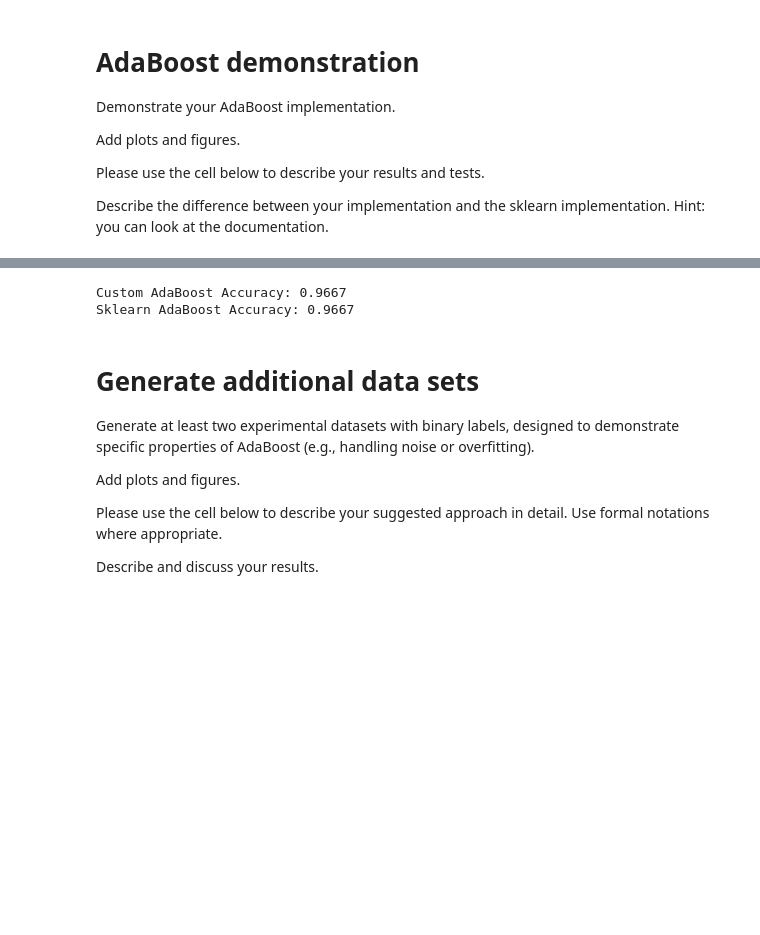
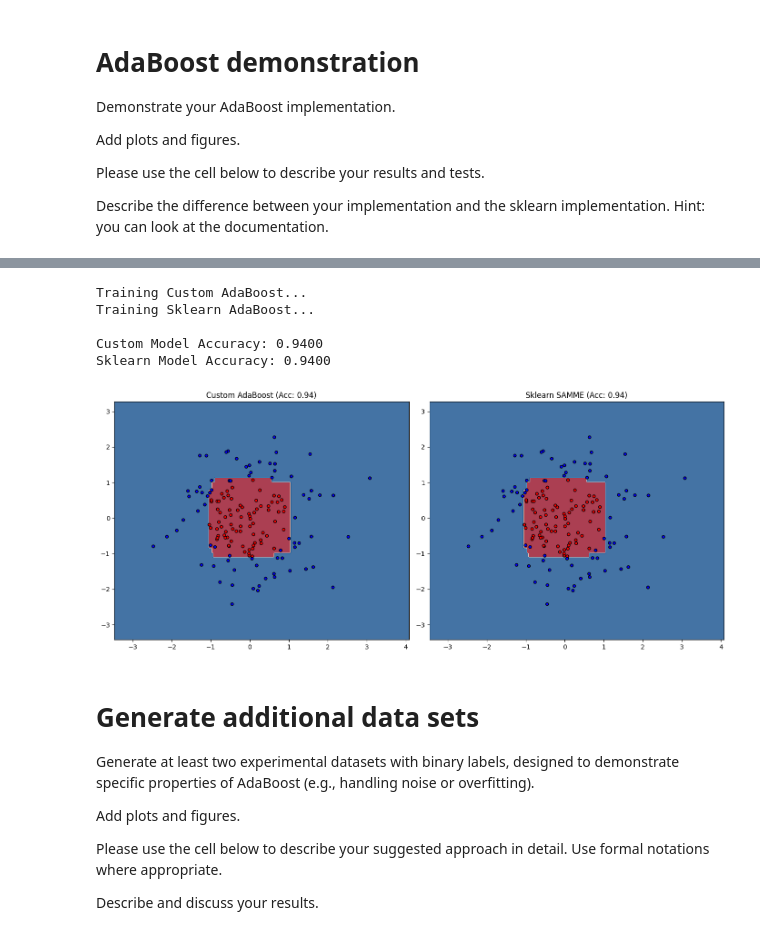
Before and after one commit to shaharshvili15/hw2, a Jupyter notebook: 3945_2026A_HW2_Boosting.ipynb, the cells around one changed output, grey strips where cells are left out. Saved outputs shown, nothing was run; the diff lists cells and outputs as text; code cells hidden in the pictures; blank space fills up the shorter version.

Commit message:
change implementation

```diff
--- a/3945_2026A_HW2_Boosting.ipynb
+++ b/3945_2026A_HW2_Boosting.ipynb
@@ -254,21 +408,72 @@ Describe the difference between your implementation and the sklearn implementati
 # %%
-custom_model = AdaBoostCustom(T=10)
-sklearn_model = AdaBoostClassifier(n_estimators=10, random_state=42)
+import numpy as np
+import matplotlib.pyplot as plt
+from matplotlib.colors import ListedColormap
+from sklearn.datasets import make_gaussian_quantiles
+from sklearn.model_selection import train_test_split
+from sklearn.metrics import accuracy_score
 
-# Your code here
+# 1. Generate Dataset (Gaussian Quantiles)
+X, y = make_gaussian_quantiles(
+    mean=None, cov=1.0, n_samples=500, n_features=2, n_classes=2, random_state=42
+)
+# Convert 0 labels to -1 for our custom implementation
+y_custom = y.copy()
+y_custom[y_custom == 0] = -1
+
+X_train, X_test, y_train, y_test = train_test_split(X, y_custom, test_size=0.3, random_state=42)
+
+# 2. Update Parameters for Better Visualization
+# T=10 is a bit low to see the circular shape clearly, so we bump it to 50.
+# We also set sklearn to 'SAMME' to match your discrete implementation.
+custom_model.T = 50
+sklearn_model.n_estimators = 50
+sklearn_model.algorithm = "SAMME"
+
+# 3. Train Models
+print("Training Custom AdaBoost...")
 custom_model.fit(X_train, y_train)
+
+print("Training Sklearn AdaBoost...")
 sklearn_model.fit(X_train, y_train)
-# Predictions
-y_pred_custom = custom_model.predict(X_test)
-y_pred_sklearn = sklearn_model.predict(X_test)
-# Accuracy
-acc_custom = accuracy_score(y_test, y_pred_custom)
-acc_sklearn = accuracy_score(y_test, y_pred_sklearn)
-print(f"Custom AdaBoost Accuracy: {acc_custom:.4f}")
-print(f"Sklearn AdaBoost Accuracy: {acc_sklearn:.4f}")
+
+# 4. Calculate Accuracy
+custom_acc = accuracy_score(y_test, custom_model.predict(X_test))
+sklearn_acc = accuracy_score(y_test, sklearn_model.predict(X_test))
+
+print(f"\nCustom Model Accuracy: {custom_acc:.4f}")
+print(f"Sklearn Model Accuracy: {sklearn_acc:.4f}")
+
+# 5. Visualization
+def plot_decision_boundary(model, X, y, ax, title):
+    h = .02
+    x_min, x_max = X[:, 0].min() - 1, X[:, 0].max() + 1
+    y_min, y_max = X[:, 1].min() - 1, X[:, 1].max() + 1
+    xx, yy = np.meshgrid(np.arange(x_min, x_max, h), np.arange(y_min, y_max, h))
+
+    Z = model.predict(np.c_[xx.ravel(), yy.ravel()])
+    Z = Z.reshape(xx.shape)
+
+    cm = plt.cm.RdBu
+    cm_bright = ListedColormap(['#FF0000', '#0000FF'])
+
+    ax.contourf(Z, extent=(x_min, x_max, y_min, y_max), cmap=cm, alpha=0.8)
+    ax.scatter(X[:, 0], X[:, 1], c=y, cmap=cm_bright, edgecolors='k', s=20)
+    ax.set_title(title)
+
+fig, axes = plt.subplots(1, 2, figsize=(14, 6))
+plot_decision_boundary(custom_model, X_test, y_test, axes[0], f"Custom AdaBoost (Acc: {custom_acc:.2f})")
+plot_decision_boundary(sklearn_model, X_test, y_test, axes[1], f"Sklearn SAMME (Acc: {sklearn_acc:.2f})")
+
+plt.tight_layout()
+plt.show()
 # %% [output]
-Custom AdaBoost Accuracy: 0.9667
-Sklearn AdaBoost Accuracy: 0.9667
+Training Custom AdaBoost...
+Training Sklearn AdaBoost...
+
+Custom Model Accuracy: 0.9400
+Sklearn Model Accuracy: 0.9400
+[figure, added]
 # %% [markdown]
 # Generate additional data sets
 Generate at least two experimental datasets with binary labels, designed to demonstrate specific properties of AdaBoost (e.g., handling noise or overfitting).
```
Also changed, not shown: parts of 12 cells of this notebook.
